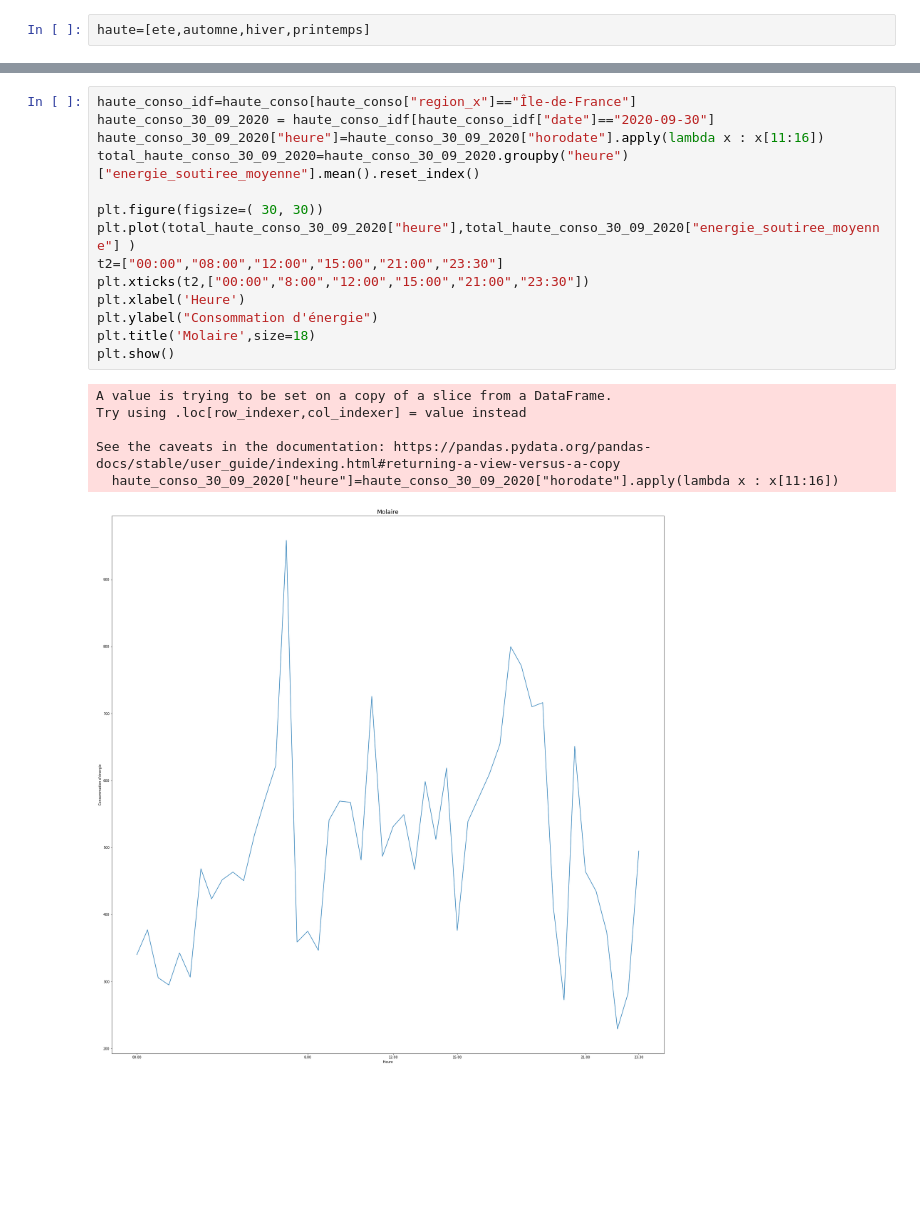
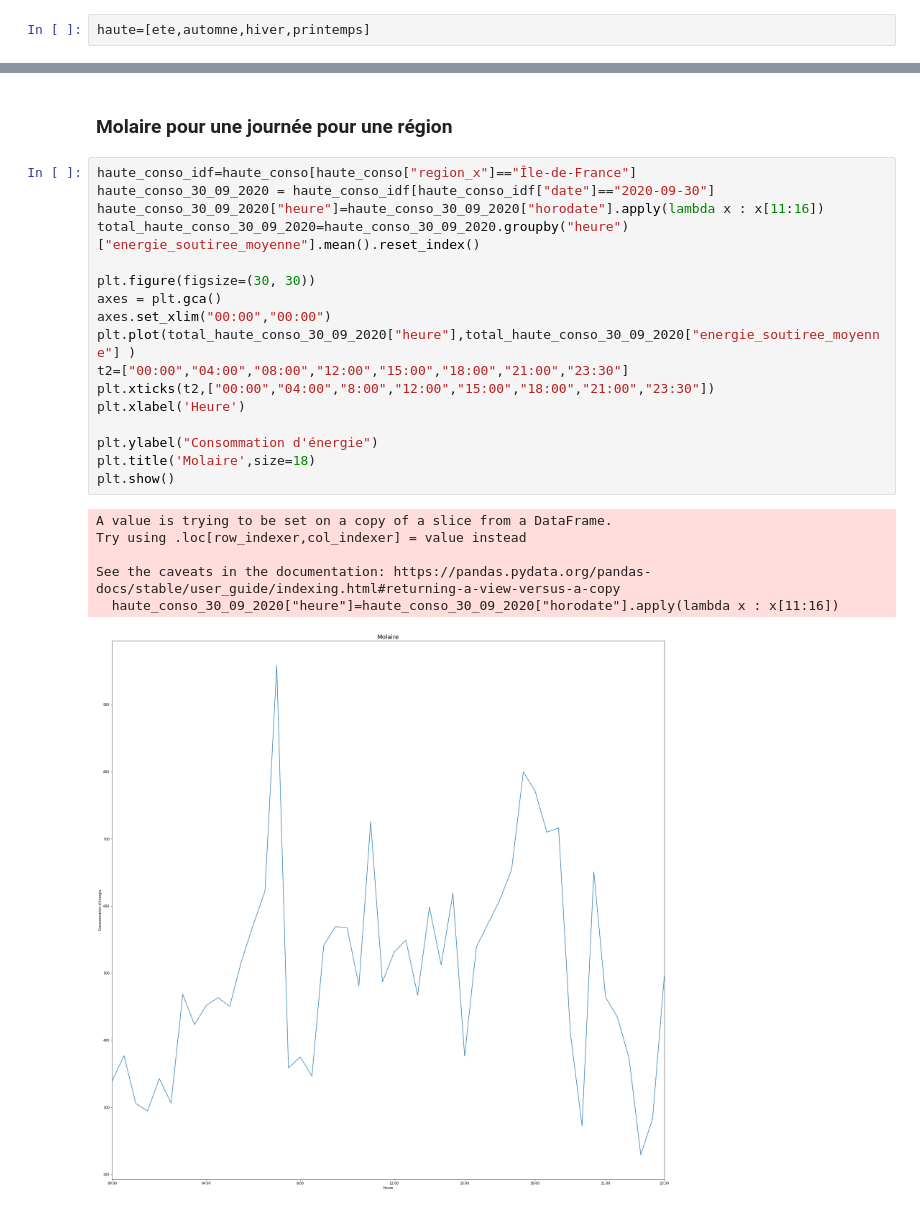
Before and after one commit to cominho/Stat-App, a Jupyter notebook: Stat desc-test.ipynb, the cells around one changed output, grey strips where cells are left out. Cells and saved outputs as stored; diff of their text form; blank space fills up the shorter version.

```diff
--- a/Stat desc-test.ipynb
+++ b/Stat desc-test.ipynb
@@ -288,21 +582,26 @@ def molaire_toute_saison(region):
+# %% [markdown]
+### Molaire pour une journée  pour une région
 # %%
 haute_conso_idf=haute_conso[haute_conso["region_x"]=="Île-de-France"]
 haute_conso_30_09_2020 = haute_conso_idf[haute_conso_idf["date"]=="2020-09-30"]
 haute_conso_30_09_2020["heure"]=haute_conso_30_09_2020["horodate"].apply(lambda x : x[11:16])
 total_haute_conso_30_09_2020=haute_conso_30_09_2020.groupby("heure")["energie_soutiree_moyenne"].mean().reset_index()
 
-plt.figure(figsize=( 30, 30))
+plt.figure(figsize=(30, 30))
+axes = plt.gca()
+axes.set_xlim("00:00","00:00")
 plt.plot(total_haute_conso_30_09_2020["heure"],total_haute_conso_30_09_2020["energie_soutiree_moyenne"] )
-t2=["00:00","08:00","12:00","15:00","21:00","23:30"]
-plt.xticks(t2,["00:00","8:00","12:00","15:00","21:00","23:30"])
+t2=["00:00","04:00","08:00","12:00","15:00","18:00","21:00","23:30"]
+plt.xticks(t2,["00:00","04:00","8:00","12:00","15:00","18:00","21:00","23:30"])
 plt.xlabel('Heure')
+
 plt.ylabel("Consommation d'énergie")
 plt.title('Molaire',size=18)
 plt.show()
 # %% [output]
 A value is trying to be set on a copy of a slice from a DataFrame.
 Try using .loc[row_indexer,col_indexer] = value instead
 
 See the caveats in the documentation: https://pandas.pydata.org/pandas-docs/stable/user_guide/indexing.html#returning-a-view-versus-a-copy
   haute_conso_30_09_2020["heure"]=haute_conso_30_09_2020["horodate"].apply(lambda x : x[11:16])
-[figure, old version]
+[figure, new version]
```
Also changed, not shown: parts of 34 cells of this notebook.
